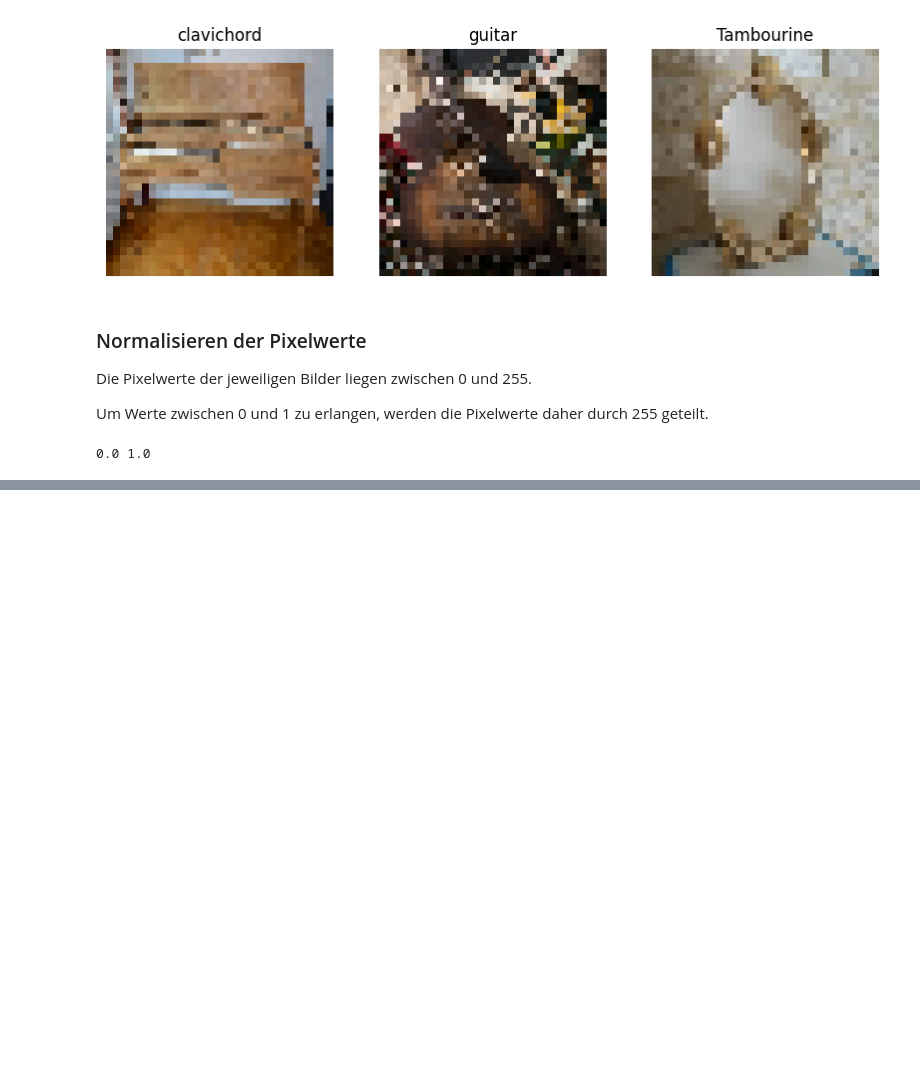
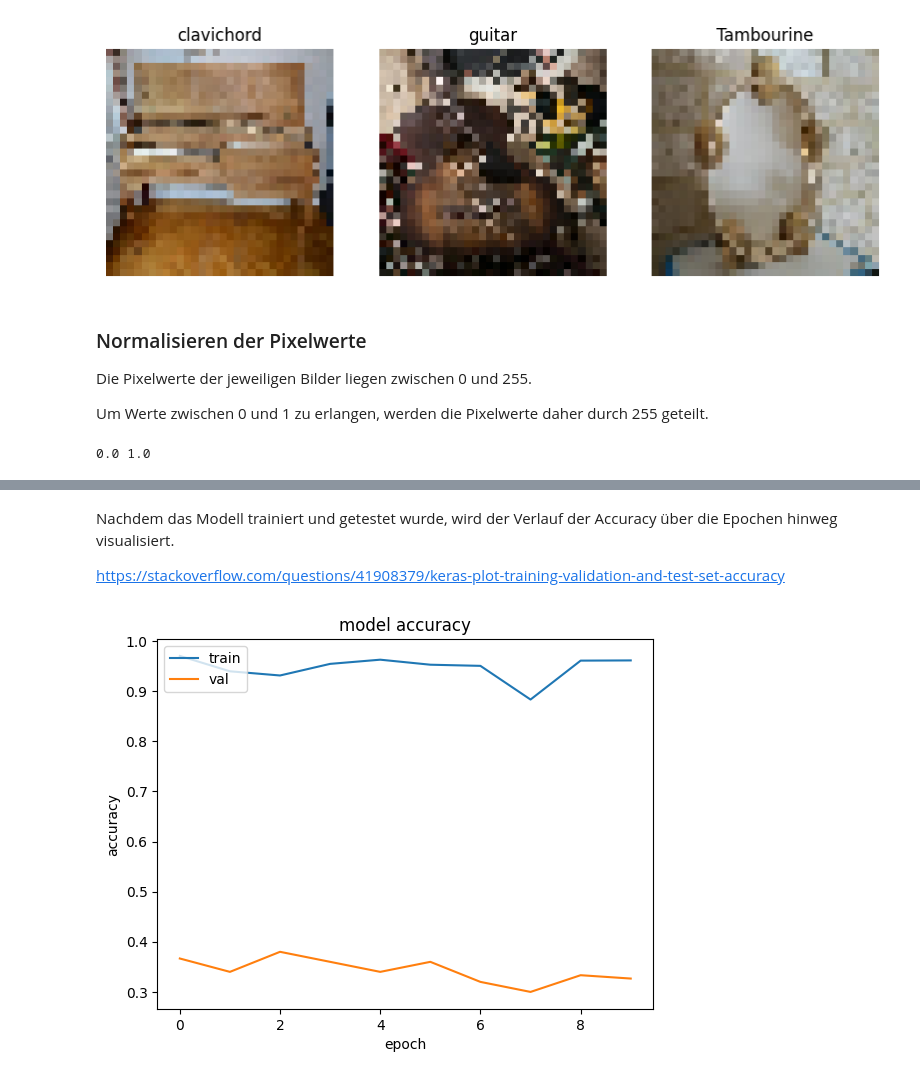
Before and after one commit to Kusakawama/MADS_CNN, a Jupyter notebook: ML_cleaned.ipynb, the cells around one changed output, grey strips where cells are left out. Cells and saved outputs as stored; diff of their text form; code cells hidden in the pictures; blank space fills up the shorter version.

```diff
--- a/ML_cleaned.ipynb
+++ b/ML_cleaned.ipynb
@@ -323,0 +356,6 @@ print(np.min(first_image), np.max(first_image))
+# %%
+# Dummy codieren der Unterdatensätze
+
+one_hot_train_data = one_hot(train_data)
+one_hot_test_data = one_hot(test_data)
+one_hot_valid_data = one_hot(valid_data)
@@ -323,0 +470,16 @@ print(np.min(first_image), np.max(first_image))
+# %%
+# Modell erstellen
+
+model.compile(
+    optimizer="adam",
+    loss="categorical_crossentropy",
+    metrics=["accuracy"],
+)
+# %%
+# Modell trainieren und testen
+
+model.fit(
+    one_hot_train_data,
+    epochs=5,
+    validation_data=one_hot_test_data,
+)
@@ -323,0 +498,8 @@ print(np.min(first_image), np.max(first_image))
+# %%
+# Modell trainieren und testen
+
+history = model.fit(
+    one_hot_train_data,
+    epochs=10,
+    validation_data=one_hot_test_data,
+)
@@ -323,0 +527,14 @@ print(np.min(first_image), np.max(first_image))
+# %% [markdown]
+Nachdem das Modell trainiert und getestet wurde, wird der Verlauf der Accuracy über die Epochen hinweg visualisiert.
+
+https://stackoverflow.com/questions/41908379/keras-plot-training-validation-and-test-set-accuracy
+# %%
+plt.plot(history.history['accuracy'])
+plt.plot(history.history['val_accuracy'])
+plt.title('model accuracy')
+plt.ylabel('accuracy')
+plt.xlabel('epoch')
+plt.legend(['train', 'val'], loc='upper left')
+plt.show()
+# %% [output]
+[figure, added]
```
Also changed, not shown: parts of 13 cells of this notebook.
